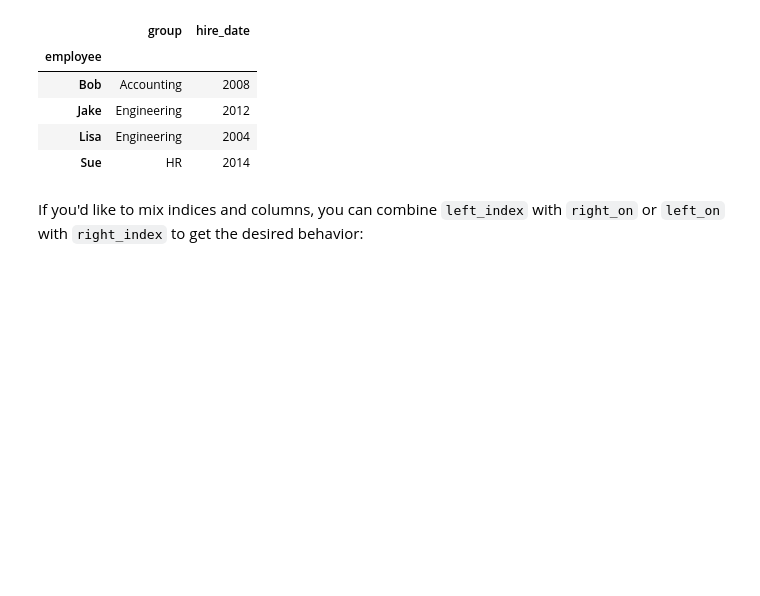
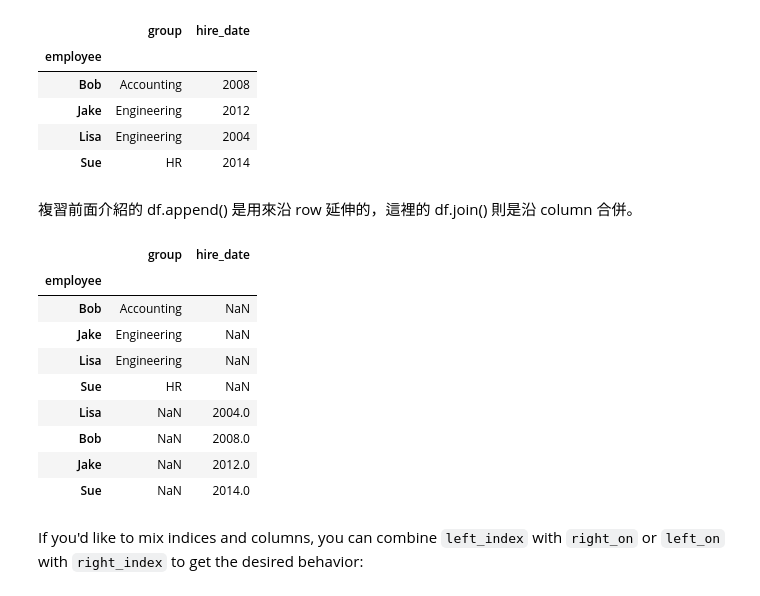
Before and after one commit to hcchengithub/PythonDataScienceHandbook, a Jupyter notebook: notebooks/03.07-Merge-and-Join.ipynb, the cells around one changed output. Saved outputs shown, nothing was run; the diff lists cells and outputs as text; code cells hidden in the pictures; blank space fills up the shorter version.

```diff
--- a/notebooks/03.07-Merge-and-Join.ipynb
+++ b/notebooks/03.07-Merge-and-Join.ipynb
@@ -328,6 +348,21 @@ df1a.join(df2a)
 | Jake | Engineering | 2012 |
 | Lisa | Engineering | 2004 |
 | Sue | HR | 2014 |
+# %% [markdown]
+複習前面介紹的 df.append() 是用來沿 row 延伸的，這裡的 df.join() 則是沿 column 合併。
+# %%
+df1a.append(df2a)
+# %% [output]
+|  | group | hire_date |
+| employee |  |  |
+| Bob | Accounting | NaN |
+| Jake | Engineering | NaN |
+| Lisa | Engineering | NaN |
+| Sue | HR | NaN |
+| Lisa | NaN | 2004.0 |
+| Bob | NaN | 2008.0 |
+| Jake | NaN | 2012.0 |
+| Sue | NaN | 2014.0 |
 # %% [markdown]
 If you'd like to mix indices and columns, you can combine ``left_index`` with ``right_on`` or ``left_on`` with ``right_index`` to get the desired behavior:
 # %%
```
Also changed, not shown: parts of 11 cells of this notebook, 7 other files.
